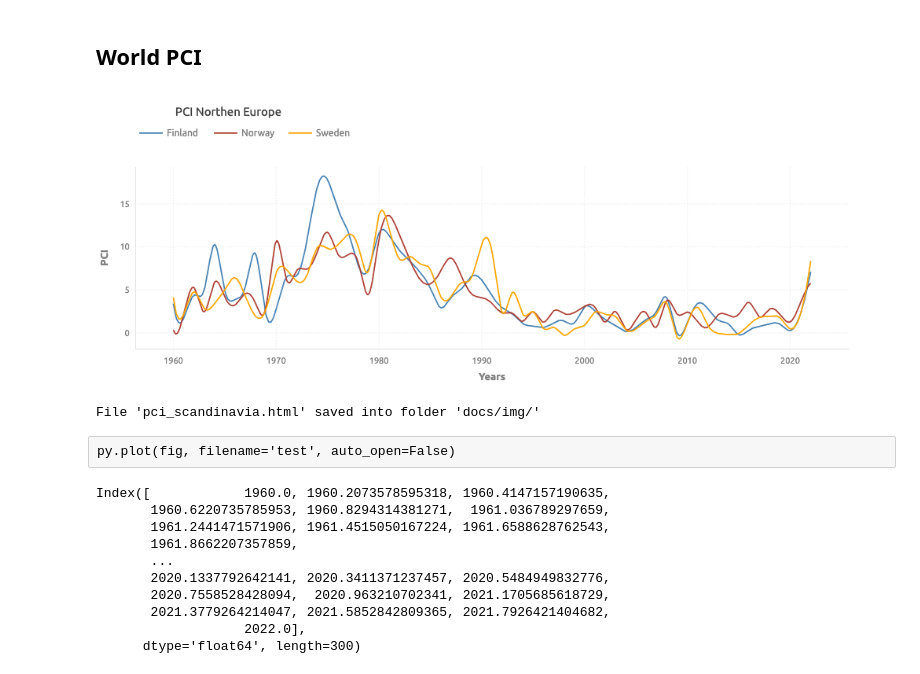
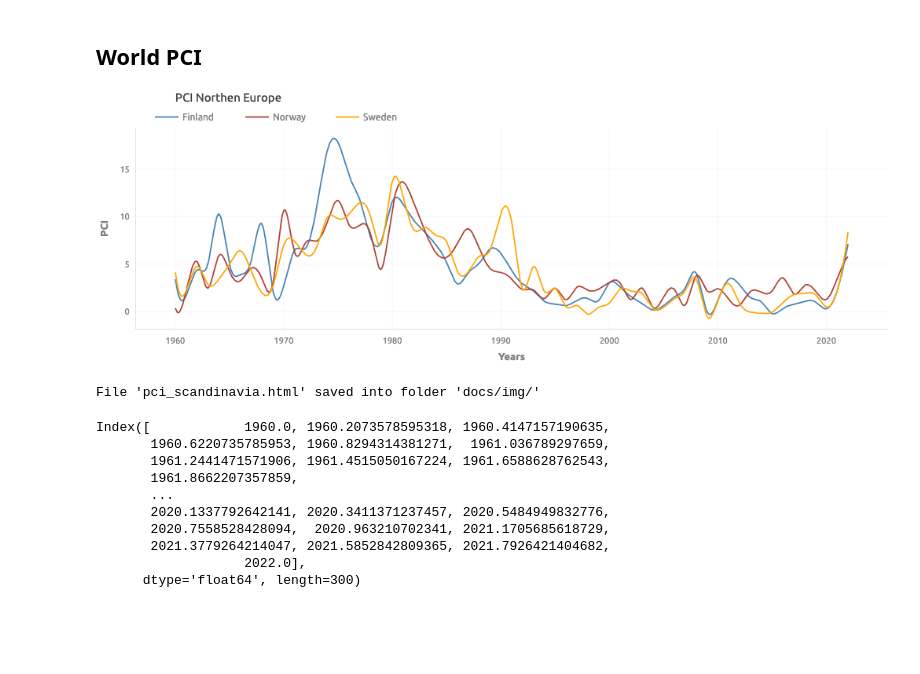
Before and after one commit to achasovsky/economy-rus-dash, a Jupyter notebook: 01-main.ipynb, the cells around one changed output. Saved outputs shown, nothing was run; the diff lists cells and outputs as text; code cells hidden in the pictures; blank space fills up the shorter version.

```diff
--- a/01-main.ipynb
+++ b/01-main.ipynb
@@ -44,23 +44,25 @@ pio.templates['primetheme'] = go.layout.Template(
     layout = {
         'hidesources': True,
         'autosize': False,
-        'width': 750,
-        'height': 250,
+        # 'width': 750,
+        # 'height': 250,
         'margin': dict(
-            t=10, r=50, l=50, b=50, pad=120
+            t=0, r=0, l=50, b=50
         ),
         'font' : {
             'family': 'Ubuntu',
             'size': 11,
         },
         'title': {
+            'automargin': False,
+            # 'pad': {'b': 2000},
             'font': {
                 'family': 'Ubuntu',
                 'color': '#404040',
                 'size': 15
             },
             'x': 0.1,
-            'y': 0.95
+            'y': 1
         },
         'colorway': list(
             (
@@ -136,15 +138,15 @@ pio.templates['primetheme'] = go.layout.Template(
                 'weight': 'normal'
             },
             orientation='h',
-            yanchor="top",
-            y=1.25,
+            yanchor="bottom",
+            y=1,
             xanchor="left",
             x=0,
             entrywidth=50,
             itemsizing='trace',
             itemwidth=30,
             tracegroupgap=10,
-            indentation=0),
+            indentation=20),
         # 'paper_bgcolor': 'rgba(0,0,0,0)', # прозрачный фон
         # 'plot_bgcolor': 'rgba(0,0,0,0)', # прозрачный фон
     },
@@ -174,7 +176,7 @@ pio.templates['primetheme'] = go.layout.Template(
 pio.templates.default = 'primetheme'
 palette = pio.templates['primetheme'].layout.colorway
 # %%
-fig = pl_figure(figsize=(850, 375))
+fig = pl_figure(figsize=(850, 350))
 
 # pl_plot(
 #     go.Scatter(x=data.index, y=data['Finland'], mode='lines+markers', line_color=palette[0], name='Finland'), fig)
@@ -189,48 +191,38 @@ pl_plot(
     go.Scatter(
         x=data['Finland'][:-1].index,
         y=data['Finland'][:-1],
-        marker=dict(size=0.01, color='white'),
+        marker=dict(opacity=0),
         mode='markers', line_color=palette[2], showlegend=False, name='Finland'), fig)
 
 pl_plot(
     go.Scatter(
         x=smoothed(data['Norway'][:-1]).index,
         y=smoothed(data['Norway'][:-1]).values.ravel(),
         mode='lines', line_color=palette[1], hoverinfo='skip', name='Norway'), fig)
 pl_plot(
     go.Scatter(
         x=data['Norway'][:-1].index,
         y=data['Norway'][:-1],
-        marker=dict(size=0.01, color='white'),
+        marker=dict(opacity=0),
         mode='markers', line_color=palette[1], showlegend=False, name='Norway'), fig)
 
 pl_plot(
     go.Scatter(
         x=smoothed(data['Sweden'][:-1]).index,
         y=smoothed(data['Sweden'][:-1]).values.ravel(),
         mode='lines', line_color=palette[4], hoverinfo='skip', name='Sweden'), fig)
 pl_plot(
     go.Scatter(
         x=data['Sweden'][:-1].index,
         y=data['Sweden'][:-1],
-        marker=dict(size=0.01, color='white'),
+        marker=dict(opacity=0),
         mode='markers', line_color=palette[4], showlegend=False, name='Sweden'), fig)
 
-
-# pl_plot(
-#     go.Scatter(x=data.index, y=data['Norway'], mode='lines+markers', line_color=palette[1], name='Norway'), fig)
-# pl_plot(
-#     go.Scatter(x=data.index, y=data['Sweden'], mode='lines+markers', line_color=palette[2], name='Sweden'), fig)
-
-pl_labels(x='Years', y='PCI', fig=fig)
-pl_title('PCI Northen Europe', size=15, fig=fig)
-# pl_rstyle(xticks=[1960, 2025, 5], yticks=[0, 20, 5], ylim=[-1, 20])
-
+pl_labels(x='Years', y='PCI')
+pl_title('PCI Northen Europe')
 
 fig.show(config=config)
 pl_savefig(fig, 'pci_scandinavia', dir=path_save_img, config=config)
 # %% [output]
-[figure, old version]
+[figure, new version]
 File 'pci_scandinavia.html' saved into folder 'docs/img/'
-# %% [raw]
-py.plot(fig, filename='test', auto_open=False)
```
Also changed, not shown: parts of 2 cells of this notebook, 3 other files.
